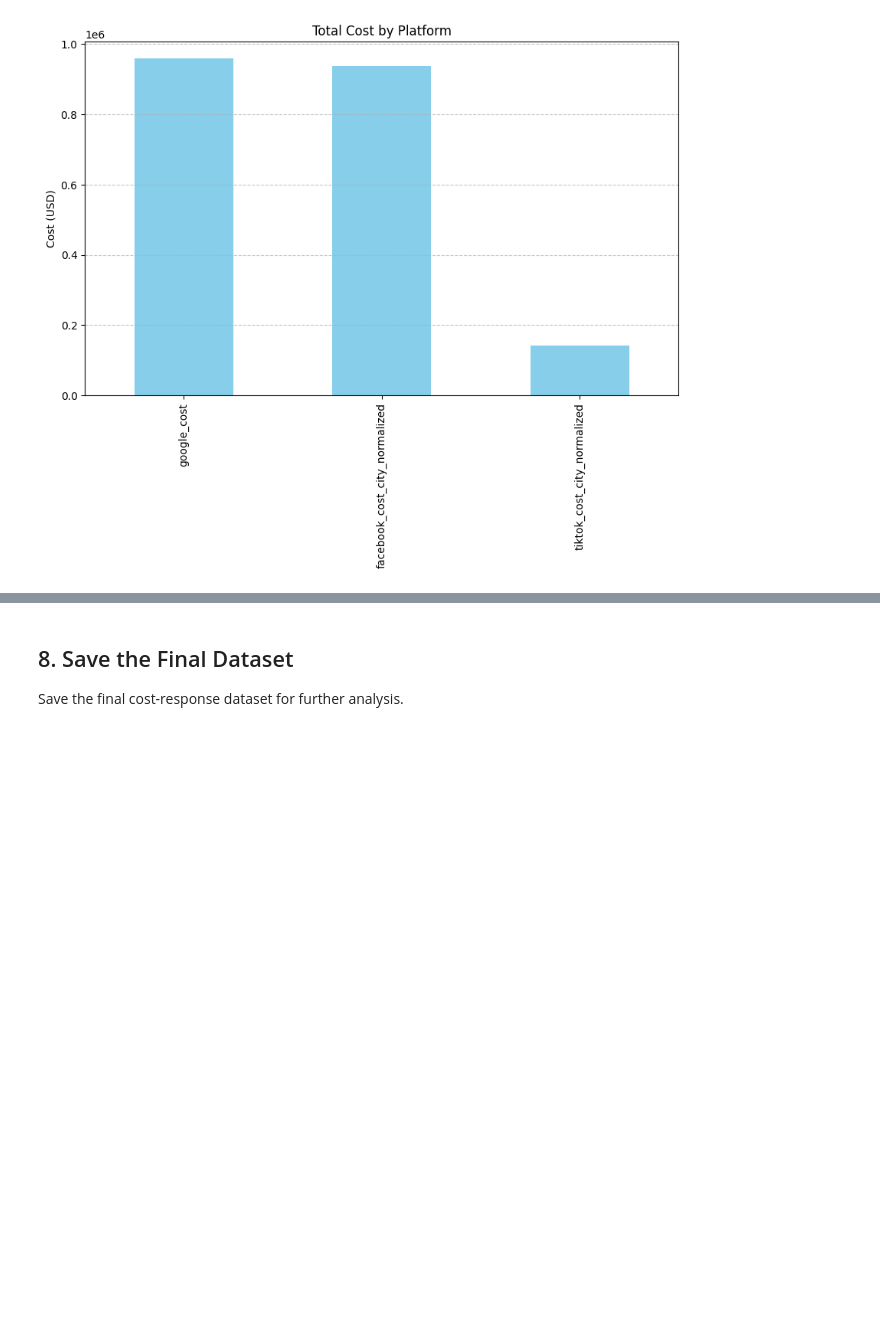
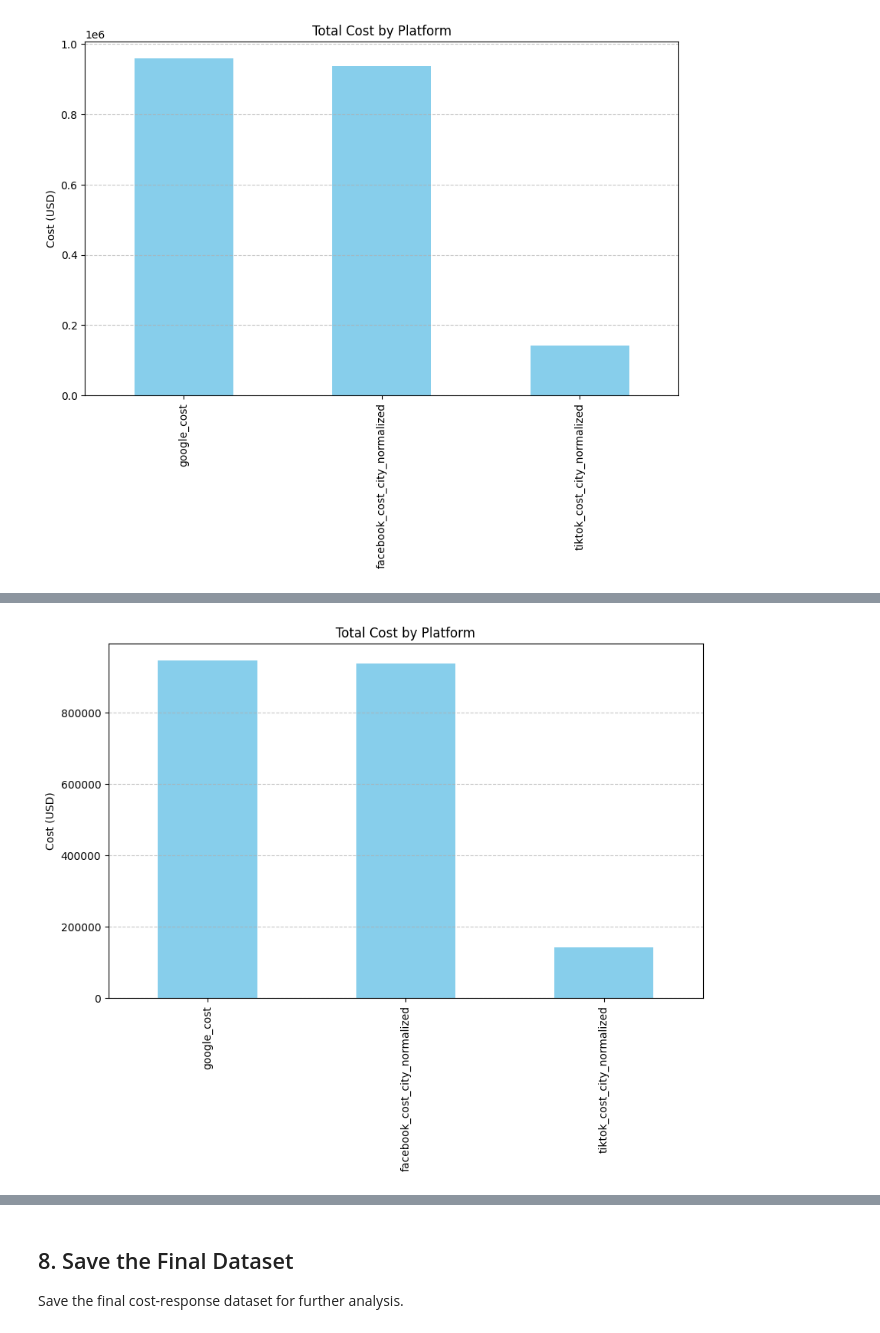
Before and after one commit to Glenn-Harless/geo-causal-inference, a Jupyter notebook: notebooks/cost_response_dataset_join.ipynb, the cells around one changed output, grey strips where cells are left out. Saved outputs shown, nothing was run; the diff lists cells and outputs as text; code cells hidden in the pictures; blank space fills up the shorter version.

```diff
--- a/notebooks/cost_response_dataset_join.ipynb
+++ b/notebooks/cost_response_dataset_join.ipynb
@@ -714,0 +759,51 @@ plt.show()
+# %%
+# Convert dataset to dma_code granularity
+
+# Aggregate data at the DMA code level
+dma_level_df = final_df.groupby(['Date', 'DMA', 'dma_code']).agg({
+    'sessions': 'sum',
+    'fb_dma_cost': 'mean',  # These costs are already at DMA level, so take mean
+    'tiktok_state_cost': 'mean',  # State level costs, take mean
+    'google_cost': 'sum',
+    'facebook_cost_city_normalized': 'sum',
+    'tiktok_cost_city_normalized': 'sum',
+    'total_cost': 'sum'
+}).reset_index()
+
+# Calculate new ratios if needed at DMA level
+# These would replace the city level ratios which no longer apply
+
+# Add any additional calculations specific to DMA level
+
+# Display the result
+dma_level_df.head()
+
+
+# Check distribution of costs by platform
+# get rid of fb and tiktok duped cost
+normalized_cost_cols = [
+ 'google_cost',
+ 'facebook_cost_city_normalized',
+ 'tiktok_cost_city_normalized'
+]
+
+platform_costs = dma_level_df[normalized_cost_cols].sum()
+platform_costs
+
+# Visualize platform cost distribution
+plt.figure(figsize=(10, 6))
+platform_costs.plot(kind='bar', color='skyblue')
+plt.title('Total Cost by Platform')
+plt.ylabel('Cost (USD)')
+plt.grid(axis='y', linestyle='--', alpha=0.7)
+plt.show()
+
+
+dma_level_df['geo'] = dma_level_df['dma_code'].astype('int')
+
+dma_level_df.head()
+
+
+final_df = dma_level_df
+# %% [output]
+[figure, added]
```
Also changed, not shown: parts of 18 cells of this notebook, 4 other files.
